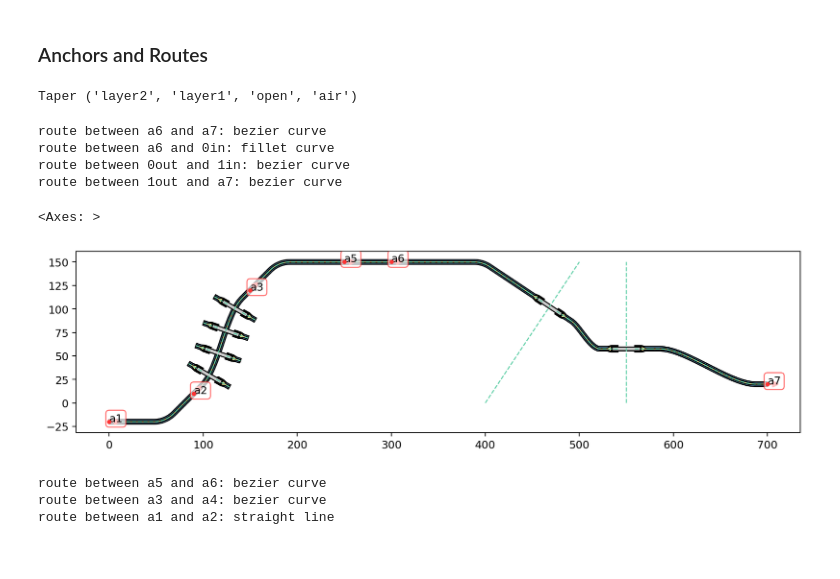
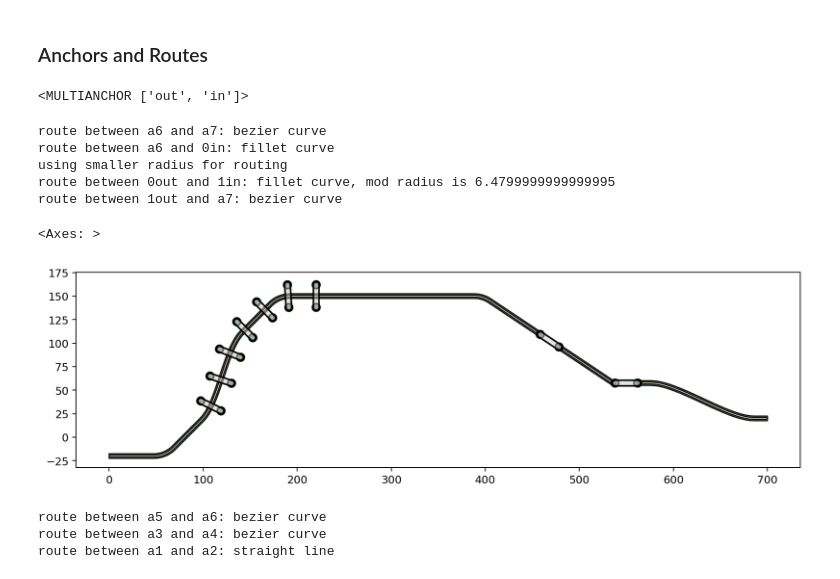
Before and after one commit to eeroqlab/zeroheliumkit, a Jupyter notebook: docs/source/notebooks/anchors_routes.ipynb, the cells around one changed output. Cells and saved outputs as stored; diff of their text form; code cells hidden in the pictures.

```diff
--- a/docs/source/notebooks/anchors_routes.ipynb
+++ b/docs/source/notebooks/anchors_routes.ipynb
@@ -19,58 +17,48 @@ plot_cfg = {"layer1": BLUE, "layer2": YELLOW2, "anchors": RED, "skeletone":CYAN,
-# %%
-airb = {"w":4, "ol":2, "g":1, "l":30}
-
-ab_opening = airb["w"] + airb["ol"]
-ab_pad = ab_opening + airb["ol"]
-
-ab = Taper(length = 4,
-           layers = {"layer2": (6, 2), "layer1": (7, 5)},
-           alabel=("a1", "a2"))
-ab.get_anchor("a1").move(xoff=4)
-ab.get_anchor("a2").move(xoff=-2)
-ab.moveby_snap(anchor="a1", to_point=(0,0))
-ab.add_layer("open", Square(ab_opening))
-ab.add_layer("air", translate(Rectangle(airb["l"]/2, airb["w"]), (-airb["l"]/4 + airb["ol"])))
-ab.rotate(90).moveby(xy=(0, airb["l"]/2 - airb["ol"]))
-ab.mirror(aroundaxis="x", update_labels=True, keep_original=True)
-ab.remove_anchor(["a1", "a1_m"])
-
-# ab_main - for routing
-ab_main = ab.copy()
-ab_main.modify_anchor(label="a2", new_name="out")
-ab_main.modify_anchor(label="a2_m", new_name="in", new_direction=90)
-ab.remove_anchor(["a2", "a2_m"])
-
-# ab.quickplot(plot_cfg)
-# %% [output]
-Taper ('layer2', 'layer1', 'open', 'air')
+# %%
+ab = Structure()
+ab.add_layer("open", Square(8, (0,-12), round_radius=3.9), color=GREEN, alpha=0.8)
+ab.add_polygon("open", Square(8, (0,12), round_radius=3.9))
+ab.add_layer("air", Rectangle(6, 30, round_radius=2.9), color=GRAY, alpha=0.5)
+
+ab_main = ab.copy()
+ab_main.anchors.add([Anchor((0,12), 90, "out"), Anchor((0,-12), 90, "in")])
+
+# ab_main.quickplot()
+# %% [output]
+<MULTIANCHOR ['out', 'in']>
 # %%
 route_config = {"radius": 30, "num_segments": 20}
 
 ss = SuperStructure(route_config)
-ss.add_anchor([Anchor((0,-20), 0, "a1"),
+ss.add_layer("layer1", color=BLUE)
+ss.add_layer("layer2", color=YELLOW2)
+ss.anchors.add([Anchor((0,-20), 0, "a1"),
                Anchor((90,10), 45, "a2"),
                Anchor((150,120), 45, "a3"),
                Anchor((250,150), 0, "a5"),
                Anchor((300,150), 00, "a6")])
 
-ss.route(("a1", "a2", "a3"), layers={"layer2": 2, "layer1": 5})
-ss.route(("a3", "a5", "a6"), layers={"layer2": 2, "layer1": 5})
+ss.route(("a1", "a2", "a3"), layers={"layer1": 5, "layer2": 2})
+ss.route(("a3", "a5", "a6"), layers={"layer1": 5, "layer2": 2})
 
-ss.add_along_skeletone(bound_anchors=("a2", "a3"), num=4, structure=ab)
-ss.skeletone.add_line(LineString([(400, 0), (500, 150)]), chaining=False).add_line(LineString([(550, 0), (550, 150)]), chaining=False)
+ss.add_along_skeletone(bound_anchors=("a2", "a5"), num=7, structure=ab)
+ss.skeletone.add(LineString([(400, 0), (500, 150)]), chaining=False).add(LineString([(550, 0), (550, 150)]), chaining=False)
 
-ss.add_anchor(Anchor((700, 20), 0, "a7"))
+ss.anchors.add(Anchor((700, 20), 0, "a7"))
+ss.route(("a6", "a7"), layers={"layer1": 5, "layer2": 2}, airbridge=ab_main, print_status=True)
 
-ss.route(("a6", "a7"), layers={"layer2": 2, "layer1": 5}, airbridge=ab_main, print_status=True)
+ss.skeletone.remove()
+ss.anchors.remove()
 
-ss.quickplot(plot_cfg)
+ss.quickplot()
 # %% [output]
 route between a6 and a7: bezier curve
 route between a6 and 0in: fillet curve
-route between 0out and 1in: bezier curve
+using smaller radius for routing
+route between 0out and 1in: fillet curve, mod radius is 6.4799999999999995
 route between 1out and a7: bezier curve
 <Axes: >
-[figure, old version]
+[figure, new version]
 # %%
 plot_cfg = {"gnd": BLUE, "top": YELLOW2, "anchors": RED, "skeletone": WHITE}
 route_config = {"radius": 30, "num_segments": 20}
```
Also changed, not shown: parts of 3 cells of this notebook, 14 other files.
